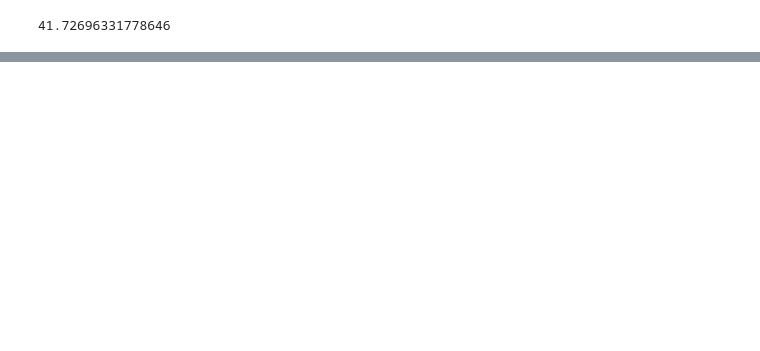
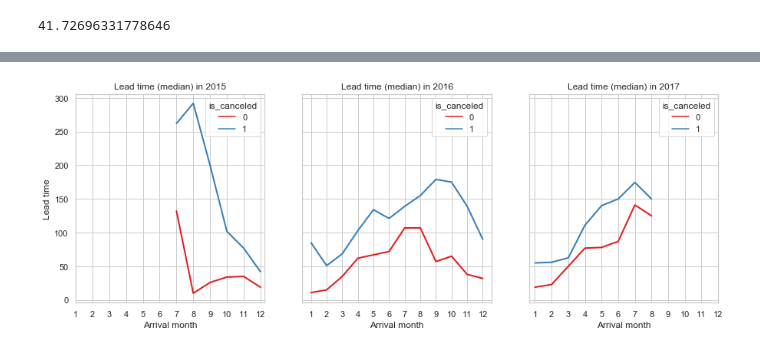
Before and after one commit to kajetansygula/Cancellation-prediction, a Jupyter notebook: Cancellation prediction.ipynb, the cells around one changed output, grey strips where cells are left out. Saved outputs shown, nothing was run; the diff lists cells and outputs as text; code cells hidden in the pictures; blank space fills up the shorter version.

```diff
--- a/Cancellation prediction.ipynb
+++ b/Cancellation prediction.ipynb
@@ -90,0 +114,18 @@ Name: adults, dtype: int64
+# %%
+#Creating dataframe of lead time median across years and months
+lead_time = pd.DataFrame(city_df.groupby(['arrival_date_month','arrival_date_year','is_canceled'])['lead_time'].median().unstack(level=1))
+lead_time = lead_time.reset_index().set_index('arrival_date_month')
+lead_time.index = pd.CategoricalIndex(lead_time.index, categories=months, ordered=True)
+lead_time = lead_time.sort_index().rename_axis(None)
+# %%
+fig, axes = plt.subplots(1, 3, figsize=(15, 5), sharey=True, squeeze=True)
+
+for year, ax in [(2015,0),(2016,1),(2017,2)]:
+    sns.lineplot(ax=axes[ax], y=year, x=lead_time.index,data=lead_time, hue='is_canceled',linewidth=2)
+    axes[ax].set_title('Lead time (median) in ' + str(year))
+    axes[ax].set_xticks(np.arange(0,12))
+    axes[ax].set_xticklabels(np.arange(1,13))
+    axes[ax].set_xlabel('Arrival month')
+    axes[ax].set_ylabel('Lead time')
+# %% [output]
+[figure, added]
```
Also changed, not shown: parts of 27 cells of this notebook.
